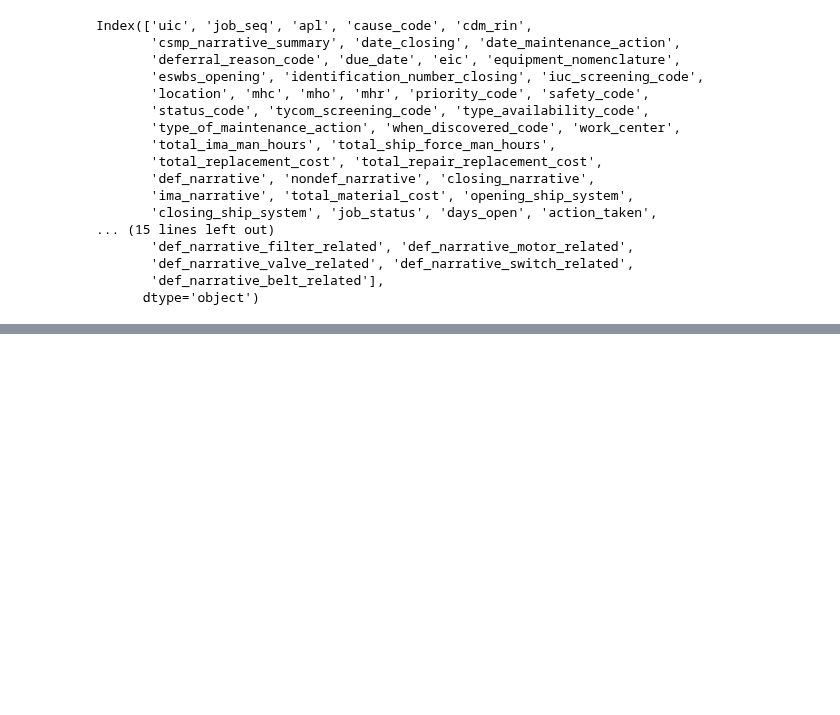
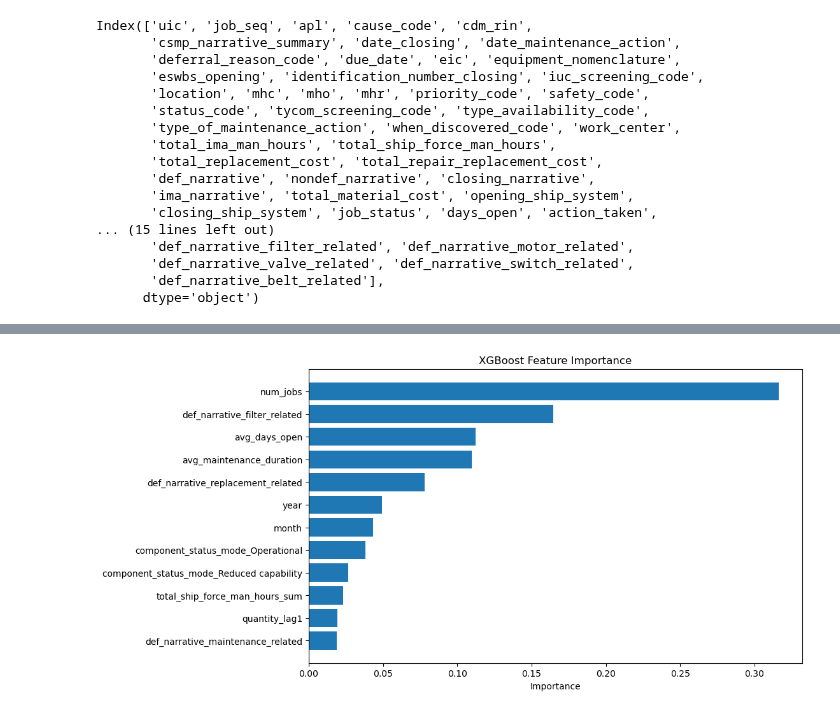
Before and after one commit to jcarswell073/Fleet-Sustainment-HVAC-Project, a Jupyter notebook: Notebooks/part demand prediction.ipynb, the cells around one changed output, grey strips where cells are left out. Saved outputs shown, nothing was run; the diff lists cells and outputs as text; code cells hidden in the pictures; blank space fills up the shorter version.

```diff
--- a/Notebooks/part demand prediction.ipynb
+++ b/Notebooks/part demand prediction.ipynb
@@ -539,0 +575,99 @@ Index(['uic', 'job_seq', 'apl', 'cause_code', 'cdm_rin',
+# %%
+import pandas as pd
+from xgboost import XGBRegressor
+from sklearn.metrics import mean_squared_error
+
+part = 'FILTER ELEMENT,AIR'
+ship = 'CVN68'
+
+df_xgb = monthly_part_summary[
+    (monthly_part_summary['niin_nomenclature'] == part) &
+    (monthly_part_summary['ship'] == ship)
+].copy()
+
+df_xgb['calendar_month'] = pd.to_datetime(df_xgb['calendar_month'])
+df_xgb['month'] = df_xgb['calendar_month'].dt.month
+df_xgb['year'] = df_xgb['calendar_month'].dt.year
+df_xgb['quantity_lag1'] = df_xgb['total_part_quantity'].shift(1)
+
+# extra features
+extra_features_xgb = (
+    hvacdata.groupby(['ship', 'calendar_month', 'niin_nomenclature'])
+    .agg(
+        avg_maintenance_duration=('maintenance_duration', 'mean'),
+        total_ship_force_man_hours_sum=('total_ship_force_man_hours', 'sum'),
+        avg_days_open=('days_open', 'mean'),
+        component_status_mode=('component_status', lambda x: x.mode().iloc[0] if not x.mode().empty else None),
+        def_narrative_filter_related=('def_narrative_filter_related', 'sum'),
+        def_narrative_maintenance_related=('def_narrative_maintenance_related', 'sum'),
+        def_narrative_replacement_related=('def_narrative_replacement_related', 'sum'),
+    )
+    .reset_index()
+)
+
+df_xgb = df_xgb.merge(extra_features_xgb, on=['ship', 'calendar_month', 'niin_nomenclature'], how='left')
+df_xgb = df_xgb.dropna()
+
+# features
+X_xgb = df_xgb[[
+    'month', 'year', 'num_jobs', 'quantity_lag1',
+    'avg_maintenance_duration', 'total_ship_force_man_hours_sum',
+    'avg_days_open', 'def_narrative_filter_related',
+    'def_narrative_maintenance_related', 'component_status_mode',
+    'def_narrative_replacement_related'
+]]
+
+X_xgb = pd.get_dummies(X_xgb, columns=['component_status_mode'], drop_first=True)
+y_xgb = df_xgb['total_part_quantity']
+
+# split
+train_size_xgb = int(len(df_xgb) - 5)
+X_train_xgb, X_test_xgb = X_xgb.iloc[:train_size_xgb], X_xgb.iloc[train_size_xgb:]
+y_train_xgb, y_test_xgb = y_xgb.iloc[:train_size_xgb], y_xgb.iloc[train_size_xgb:]
+
+# XGBoost
+xgb_model = XGBRegressor(
+    n_estimators=500,
+    learning_rate=0.05,
+    max_depth=4,
+    subsample=0.8,
+    colsample_bytree=0.8,
+    random_state=42
+)
+
+xgb_model.fit(X_train_xgb, y_train_xgb)
+
+# predict
+y_pred_xgb = xgb_model.predict(X_test_xgb)
+
+mse_xgb = mean_squared_error(y_test_xgb, y_pred_xgb)
+print(f"XGBoost Test MSE: {mse_xgb:.2f}")
+
+results_xgb = pd.DataFrame({
+    'calendar_month': df_xgb['calendar_month'].iloc[train_size_xgb:].astype(str),
+    'actual': y_test_xgb,
+    'predicted': y_pred_xgb
+})
+print(results_xgb)
+
+# feature importance
+import matplotlib.pyplot as plt
+import pandas as pd
+
+# feature importance
+xgb_importance_df = pd.DataFrame({
+    'feature': X_train_xgb.columns,
+    'importance': xgb_model.feature_importances_
+}).sort_values(by='importance', ascending=False)
+
+print("\nXGBoost Feature Importances:")
+print(xgb_importance_df)
+
+# plot
+plt.figure(figsize=(10, 6))
+plt.barh(xgb_importance_df['feature'], xgb_importance_df['importance'])
+plt.xlabel("Importance")
+plt.title("XGBoost Feature Importance")
+plt.gca().invert_yaxis()
+plt.show()
+# %% [output]
@@ -539,0 +691 @@ Index(['uic', 'job_seq', 'apl', 'cause_code', 'cdm_rin',
+[figure, added]
```
Also changed, not shown: parts of 3 cells of this notebook.
